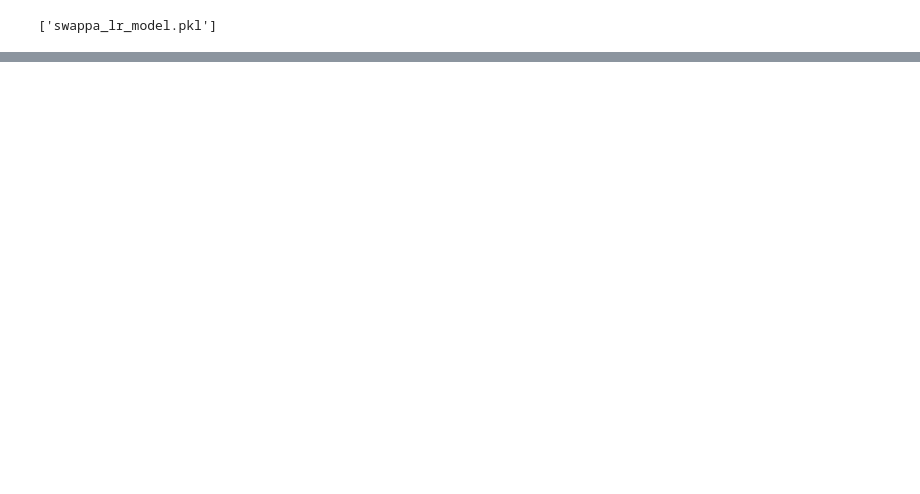
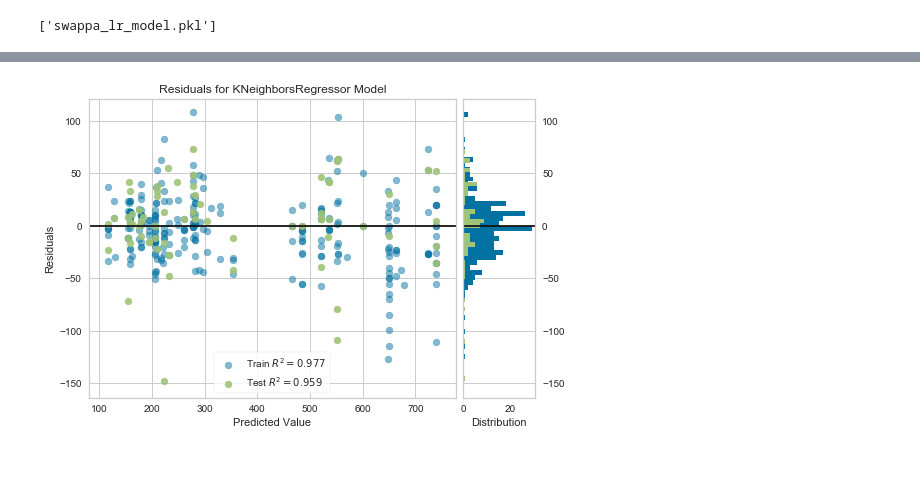
Before and after one commit to jdmendoza/used_iphone_price_prediction, a Jupyter notebook: 3_Regression_Swappa_Data.ipynb, the cells around one changed output, grey strips where cells are left out. Saved outputs shown, nothing was run; the diff lists cells and outputs as text; code cells hidden in the pictures; blank space fills up the shorter version.

```diff
--- a/3_Regression_Swappa_Data.ipynb
+++ b/3_Regression_Swappa_Data.ipynb
@@ -98,0 +176,9 @@ iplot({'data':data, 'layout':layout},filename='basic')
+# %%
+y_test = list(y_test)
+y_train = list(y_train)
+residual_data = []
+for n in range(len(y_pred)):
+    residual_data.append((y_pred[n]-y_test[n])**2)
+for n in range(len(y_train)):
+    residual_data.append((y_train[n]-y_train_pred[n])**2)
+residual_data =np.array(residual_data)
@@ -184,0 +279,5 @@ fit.resid.plot(style='o', figsize=(12,8));
+# %%
+X_train_k = X_train
+y_train_k = y_train
+X_test_k = X_test
+y_test_k = y_test
@@ -184,0 +293,8 @@ fit.resid.plot(style='o', figsize=(12,8));
+# %%
+neigh = KNeighborsRegressor(n_neighbors=3)
+neigh.fit(X_train_k, y_train_k)
+neigh.score(X_test_k,y_test_k)
+y_pred_test_k = neigh.predict(X_test_k)
+y_pred_train_k = neigh.predict(X_train_k)
+scores = cross_val_score(neigh, X, y, cv=10, scoring='neg_mean_squared_error')
+print ('cv sqrt(mse) score is:', round(float(-sum(scores)/len(scores))**0.5,2))
@@ -184,0 +344,10 @@ fit.resid.plot(style='o', figsize=(12,8));
+# %%
+visualizer = ResidualsPlot(neigh)
+
+visualizer.fit(X_train_k, y_train_k)
+visualizer.score(X_test_k, y_test_k)
+visualizer.poof()
+# %% [output]
+[figure, added]
+# %% [markdown]
+#
```
Also changed, not shown: parts of 37 cells of this notebook, 9 other files.
